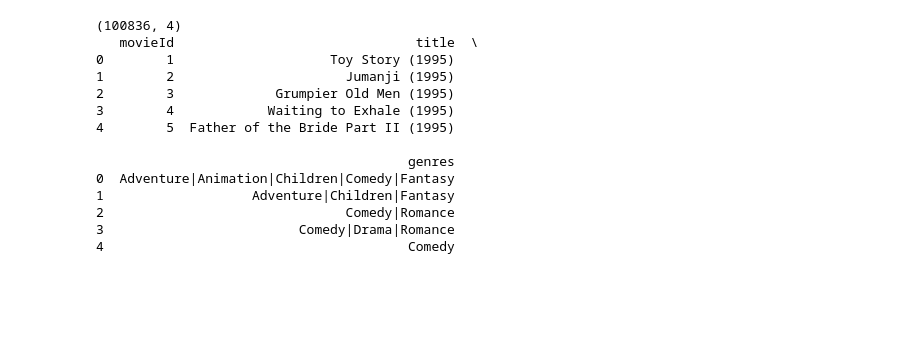
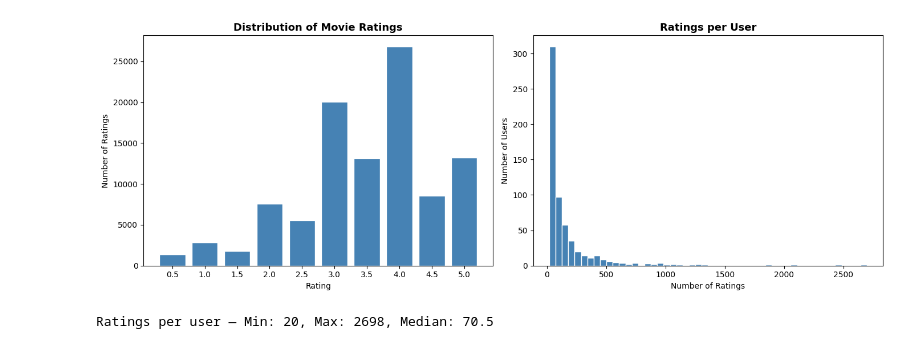
Before and after one commit to mbasha/cpsc8740-aimovierecommender, a Jupyter notebook: exploration.ipynb, the cells around one changed output. Cells and saved outputs as stored; diff of their text form; code cells hidden in the pictures; blank space fills up the shorter version.

Commit message:
Week 4: Ran data analysis, created artifacts.

```diff
--- a/exploration.ipynb
+++ b/exploration.ipynb
@@ -9,21 +71,26 @@ All imports successful
-# %%
-ratings = pd.read_csv('data/ml-latest-small/ratings.csv')
-movies = pd.read_csv('data/ml-latest-small/movies.csv')
-
-print(ratings.shape)
-print(movies.head())
-# %% [output]
-(100836, 4)
-   movieId                               title  \
-0        1                    Toy Story (1995)
-1        2                      Jumanji (1995)
-2        3             Grumpier Old Men (1995)
-3        4            Waiting to Exhale (1995)
-4        5  Father of the Bride Part II (1995)
-
-                                        genres
-0  Adventure|Animation|Children|Comedy|Fantasy
-1                   Adventure|Children|Fantasy
-2                               Comedy|Romance
-3                         Comedy|Drama|Romance
-4                                       Comedy
+# %%
+fig, axes = plt.subplots(1, 2, figsize=(14, 5))
+
+# Chart 1 - Rating distribution
+rating_counts = ratings['rating'].value_counts().sort_index()
+axes[0].bar(rating_counts.index, rating_counts.values, width=0.4, color='steelblue', edgecolor='white')
+axes[0].set_title('Distribution of Movie Ratings', fontsize=13, fontweight='bold')
+axes[0].set_xlabel('Rating')
+axes[0].set_ylabel('Number of Ratings')
+axes[0].set_xticks([0.5, 1.0, 1.5, 2.0, 2.5, 3.0, 3.5, 4.0, 4.5, 5.0])
+
+# Chart 2 - Ratings per user
+ratings_per_user = ratings.groupby('userId').size()
+axes[1].hist(ratings_per_user, bins=50, color='steelblue', edgecolor='white')
+axes[1].set_title('Ratings per User', fontsize=13, fontweight='bold')
+axes[1].set_xlabel('Number of Ratings')
+axes[1].set_ylabel('Number of Users')
+
+plt.tight_layout()
+plt.savefig('charts/ratings_distribution.png', dpi=150, bbox_inches='tight')
+plt.show()
+
+print(f"\nRatings per user — Min: {ratings_per_user.min()}, Max: {ratings_per_user.max()}, Median: {ratings_per_user.median()}")
+# %% [output]
+[figure, added]
+Ratings per user — Min: 20, Max: 2698, Median: 70.5
```
Also changed, not shown: parts of 4 cells of this notebook, 4 other files.
